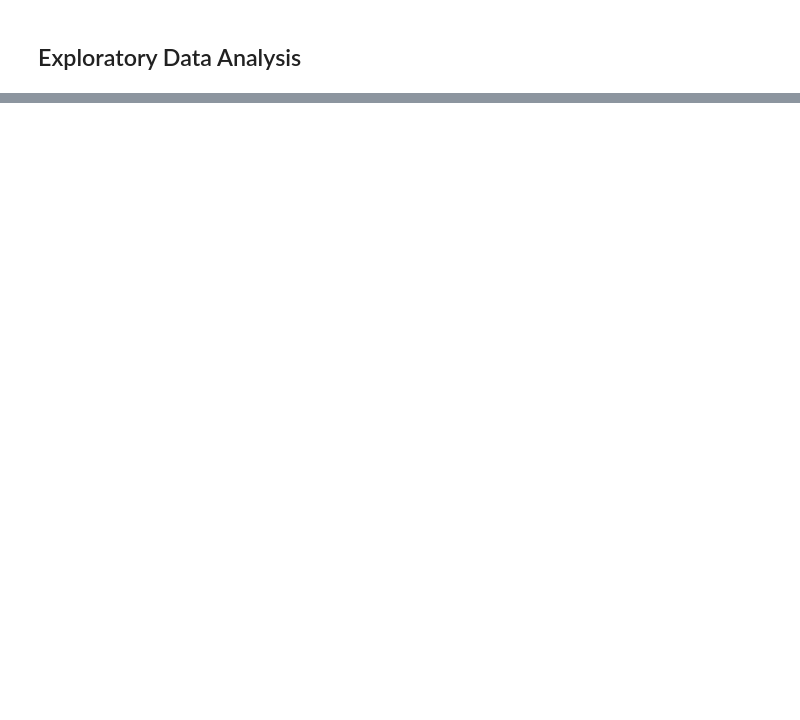
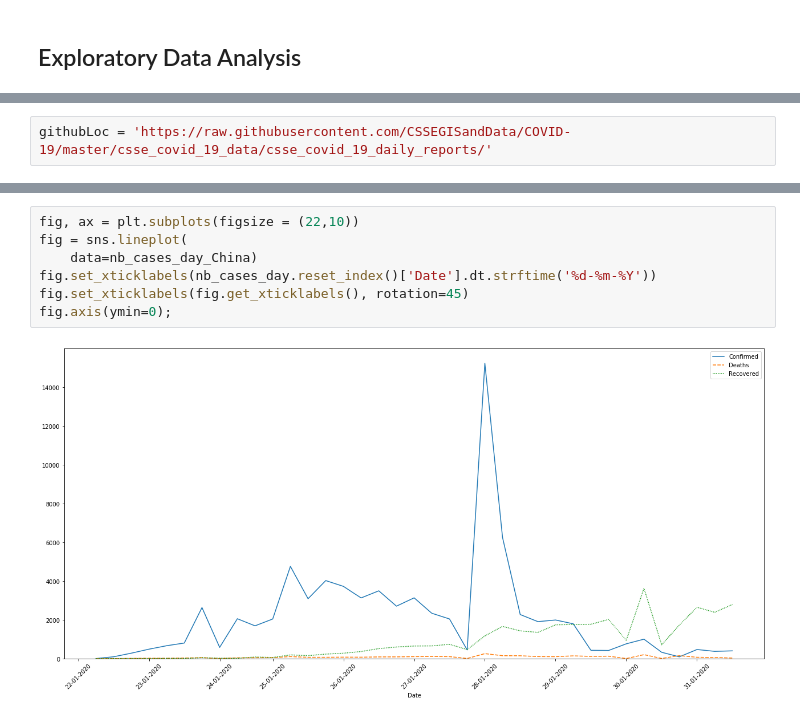
Before and after one commit to bghaendler/BJBS-AI-Lab, a Jupyter notebook: BJBS_AI_Lab_Session_02_CoronaVirus_Conv2019.ipynb, the cells around one changed output, grey strips where cells are left out. Saved outputs shown, nothing was run; the diff lists cells and outputs as text; blank space fills up the shorter version.

```diff
--- a/BJBS_AI_Lab_Session_02_CoronaVirus_Conv2019.ipynb
+++ b/BJBS_AI_Lab_Session_02_CoronaVirus_Conv2019.ipynb
@@ -169,0 +37,2 @@ df_corona.loc[df_corona["Province/State"] =="Hunan"].sort_values(by="Date")
+# %%
+githubLoc = 'https://raw.githubusercontent.com/CSSEGISandData/COVID-19/master/csse_covid_19_data/csse_covid_19_daily_reports/'
@@ -169,0 +119,9 @@ df_corona.loc[df_corona["Province/State"] =="Hunan"].sort_values(by="Date")
+# %%
+fig, ax = plt.subplots(figsize = (22,10))
+fig = sns.lineplot(
+    data=nb_cases_day_China)
+fig.set_xticklabels(nb_cases_day.reset_index()['Date'].dt.strftime('%d-%m-%Y'))
+fig.set_xticklabels(fig.get_xticklabels(), rotation=45)
+fig.axis(ymin=0);
+# %% [output]
+[figure, added]
```
Also changed, not shown: parts of 150 cells of this notebook.
